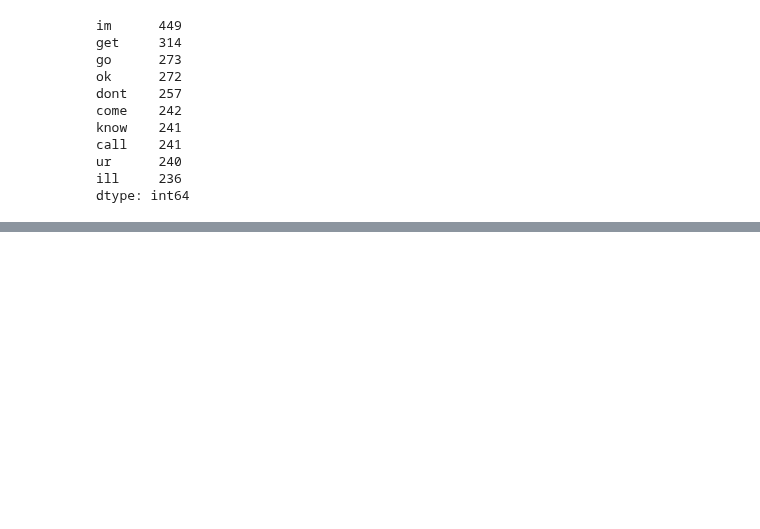
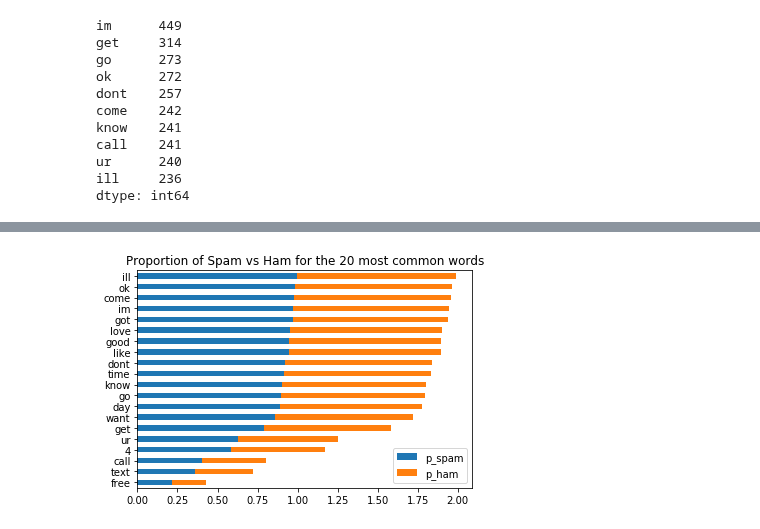
Before and after one commit to cari-holmes/ds-methodologies-exercises, a Jupyter notebook: nlp/explore.ipynb, the cells around one changed output, grey strips where cells are left out. Drawn from its saved outputs; the diff is of its cells as text; code cells hidden in the pictures; blank space fills up the shorter version.

```diff
--- a/nlp/explore.ipynb
+++ b/nlp/explore.ipynb
@@ -160,5 +174,7 @@ call    241
 ur      240
 ill     236
 dtype: int64
+# %%
+all_w = clean(' '.join(df.text))
 # %%
-all_w =
+all_w
@@ -164,0 +199,2 @@ all_w =
+# %%
+words_freq = pd.Series(all_w).value_counts()
@@ -164,0 +214,7 @@ all_w =
+# %%
+word_counts = (pd.concat([words_freq, ham_freq, spam_freq], axis=1, sort=True)
+                .set_axis(['all', 'ham', 'spam'], axis=1, inplace=False)
+                .fillna(0)
+                .apply(lambda s: s.astype(int)))
+
+word_counts.head()
@@ -164,0 +268,14 @@ all_w =
+# %%
+(word_counts
+ .assign(p_spam=word_counts.spam / word_counts['all'],
+         p_ham=word_counts.ham / word_counts['all'])
+ .sort_values(by='all')
+ [['p_spam', 'p_ham']]
+ .tail(20)
+ .sort_values('p_ham')
+ .plot.barh(stacked=True))
+
+plt.title('Proportion of Spam vs Ham for the 20 most common words')
+plt.show()
+# %% [output]
+[figure, added]
```
Also changed, not shown: parts of 11 cells of this notebook.
